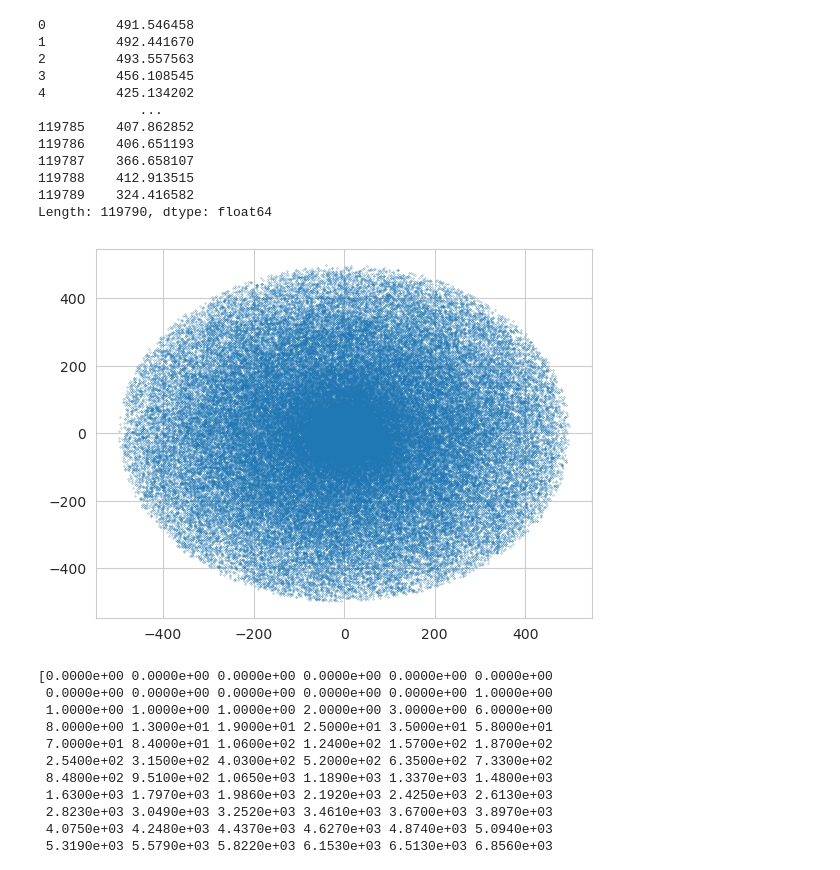
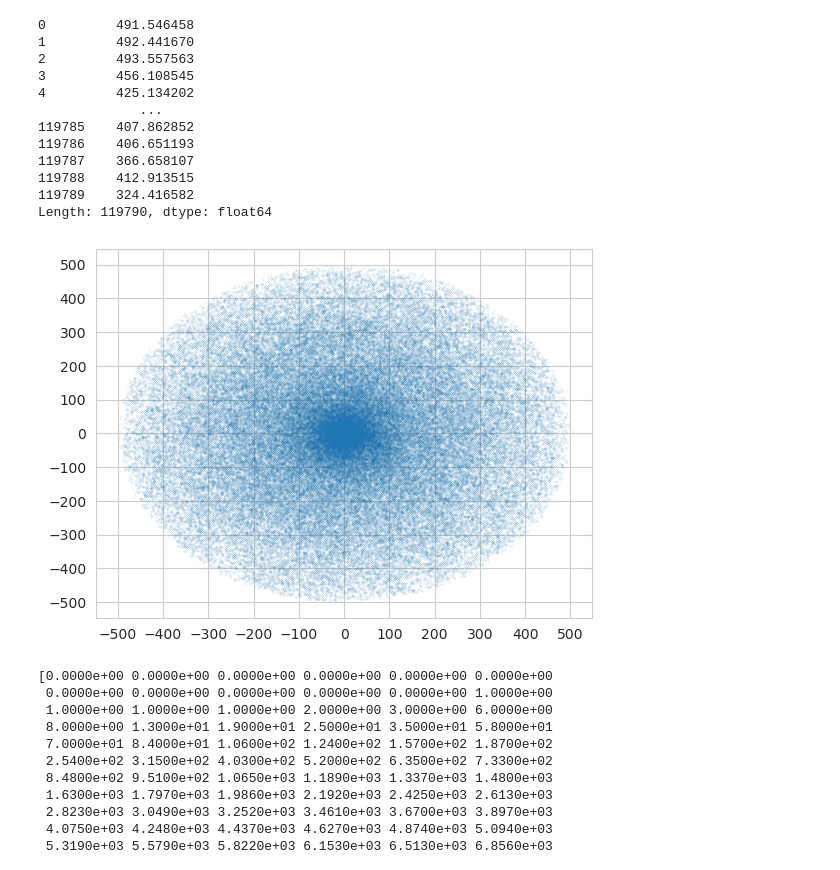
Before and after one commit to pickles98/proyecto-HCC, a Jupyter notebook: CodigoHCC.ipynb, the cells around one changed output. Saved outputs shown, nothing was run; the diff lists cells and outputs as text; code cells hidden in the pictures.

```diff
--- a/CodigoHCC.ipynb
+++ b/CodigoHCC.ipynb
@@ -15,7 +15,7 @@ sns.set_style('whitegrid')
 
 %matplotlib inline
 
-data=pd.read_csv(r'/home/pickles/Documentos/Universidad/Materias/HCC/proyecto_final/proyecto-HCC/asu1.tsv', sep='|')
+data=pd.read_csv(r'/home/anakin/Documents/HCC/proyecto-HCC/asu1.tsv', sep='|')
 # %%
 data.head(150000)
 # %% [output]
@@ -96,9 +96,11 @@ Length: 119790, dtype: float64
 # %%
 fig, ax=plt.subplots(1,1)
 
-plt.scatter(x1,y1,s=0.05);
+plt.scatter(x1,y1,s=0.005);
+ax.xaxis.set_major_locator(MultipleLocator(100))
+ax.yaxis.set_major_locator(MultipleLocator(100))
 # %% [output]
-[figure, old version]
+[figure, new version]
 # %%
 #definimos la funcion que cuenta la cantidad de galaxias dentro de una esfera
 
```
Also changed, not shown: parts of 15 cells of this notebook.
